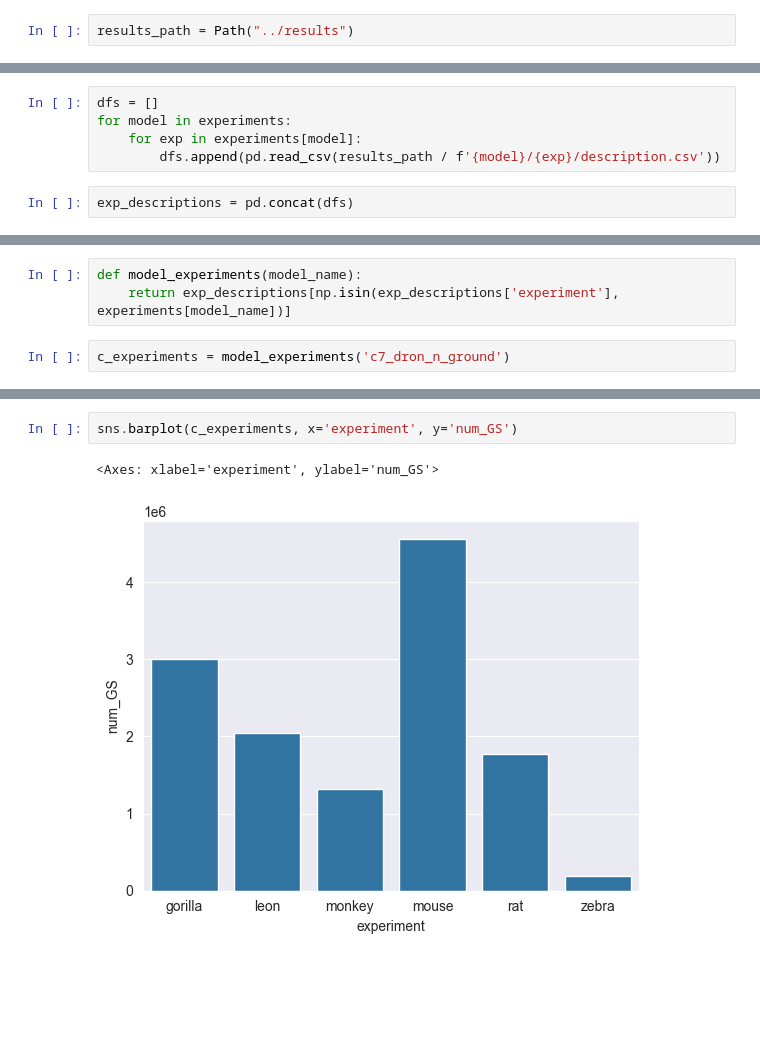
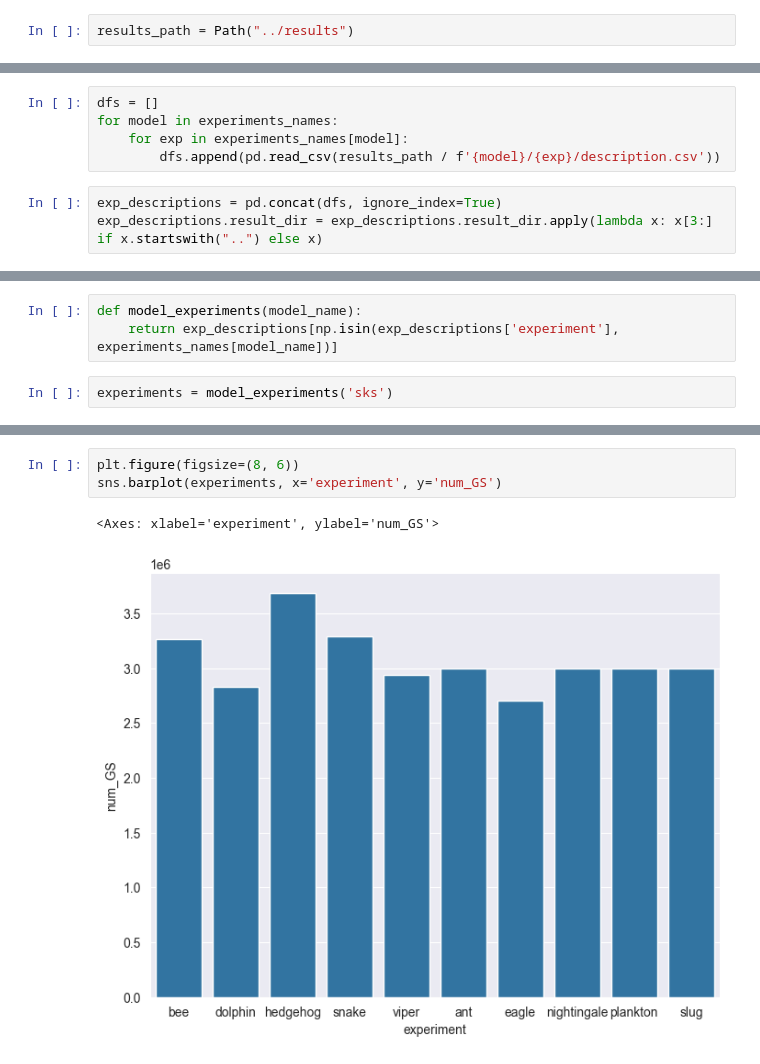
Before and after one commit to farqlia/urban-3d-reconstruction, a Jupyter notebook: notebooks/Models Comparison.ipynb, the cells around one changed output, grey strips where cells are left out. Cells and saved outputs as stored; diff of their text form; blank space fills up the shorter version.

Commit message:
add sh_degree as parameter & analyze experiments

```diff
--- a/notebooks/Models Comparison.ipynb
+++ b/notebooks/Models Comparison.ipynb
@@ -14,11 +19,12 @@ experiments = {
 }
 # %%
 dfs = []
-for model in experiments:
-    for exp in experiments[model]:
+for model in experiments_names:
+    for exp in experiments_names[model]:
         dfs.append(pd.read_csv(results_path / f'{model}/{exp}/description.csv'))
 # %%
-exp_descriptions = pd.concat(dfs)
+exp_descriptions = pd.concat(dfs, ignore_index=True)
+exp_descriptions.result_dir = exp_descriptions.result_dir.apply(lambda x: x[3:] if x.startswith("..") else x)
 # %%
 exp_descriptions
 # %% [output]
@@ -41,6 +69,6 @@ exp_descriptions
 # %%
 def model_experiments(model_name):
-    return exp_descriptions[np.isin(exp_descriptions['experiment'], experiments[model_name])]
+    return exp_descriptions[np.isin(exp_descriptions['experiment'], experiments_names[model_name])]
 # %%
-c_experiments = model_experiments('c7_dron_n_ground')
+experiments = model_experiments('sks')
 # %%
@@ -57,6 +89,7 @@ c_experiments
 # %%
-sns.barplot(c_experiments, x='experiment', y='num_GS')
+plt.figure(figsize=(8, 6))
+sns.barplot(experiments, x='experiment', y='num_GS')
 # %% [output]
 <Axes: xlabel='experiment', ylabel='num_GS'>
-[figure, old version]
+[figure, new version]
 # %%
```
Also changed, not shown: parts of 21 cells of this notebook, 4 other files.
